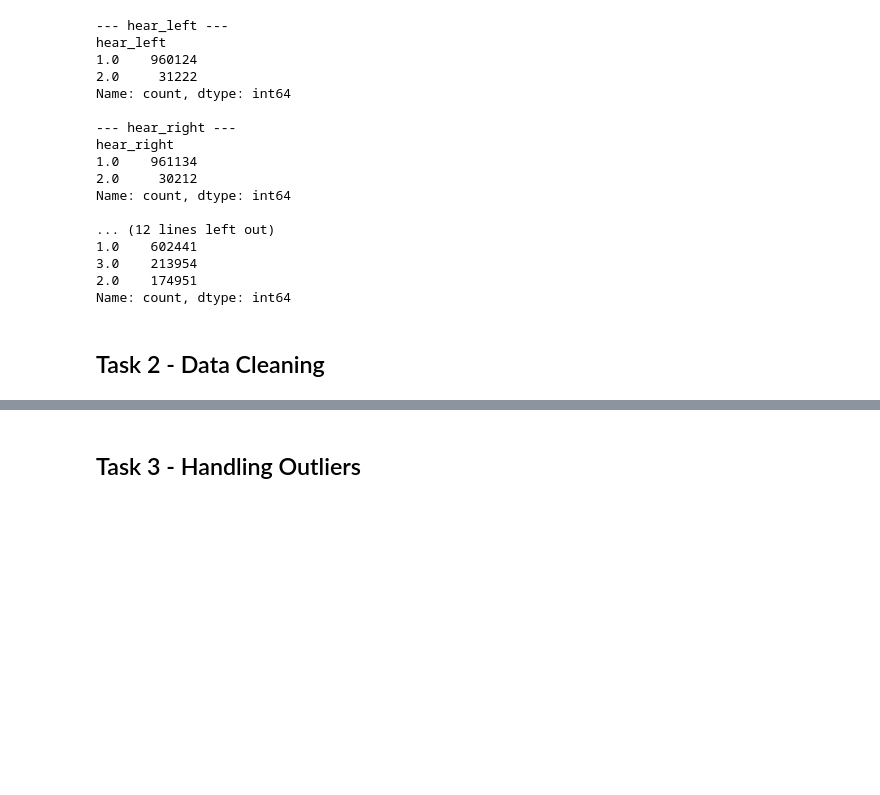
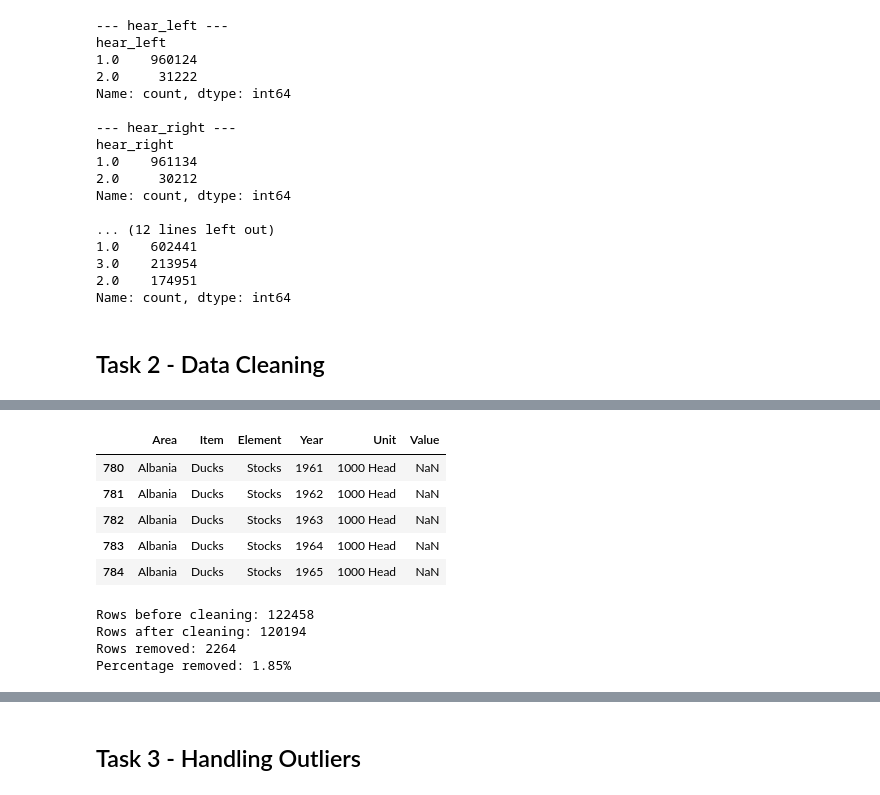
Before and after one commit to johannegg/IT3212, a Jupyter notebook: Assignment1/Assignment1.ipynb, the cells around one changed output, grey strips where cells are left out. Drawn from its saved outputs; the diff is of its cells as text; code cells hidden in the pictures; blank space fills up the shorter version.

```diff
--- a/Assignment1/Assignment1.ipynb
+++ b/Assignment1/Assignment1.ipynb
@@ -133,0 +164,11 @@ Name: count, dtype: int64
+# %%
+# Display some rows where Value is missing
+
+live_df[live_df["Value"].isnull()].head()
+# %% [output]
+|  | Area | Item | Element | Year | Unit | Value |
+| 780 | Albania | Ducks | Stocks | 1961 | 1000 Head | NaN |
+| 781 | Albania | Ducks | Stocks | 1962 | 1000 Head | NaN |
+| 782 | Albania | Ducks | Stocks | 1963 | 1000 Head | NaN |
+| 783 | Albania | Ducks | Stocks | 1964 | 1000 Head | NaN |
+| 784 | Albania | Ducks | Stocks | 1965 | 1000 Head | NaN |
@@ -133,0 +179,17 @@ Name: count, dtype: int64
+# %%
+# Compare the dataset size before and after removing missing values
+
+rows_before = len(live_df)
+rows_after = len(live_clean)
+rows_removed = rows_before - rows_after
+percentage_removed = rows_removed / rows_before * 100
+
+print(f"Rows before cleaning: {rows_before}")
+print(f"Rows after cleaning: {rows_after}")
+print(f"Rows removed: {rows_removed}")
+print(f"Percentage removed: {percentage_removed:.2f}%")
+# %% [output]
+Rows before cleaning: 122458
+Rows after cleaning: 120194
+Rows removed: 2264
+Percentage removed: 1.85%
```
Also changed, not shown: parts of 6 cells of this notebook.
